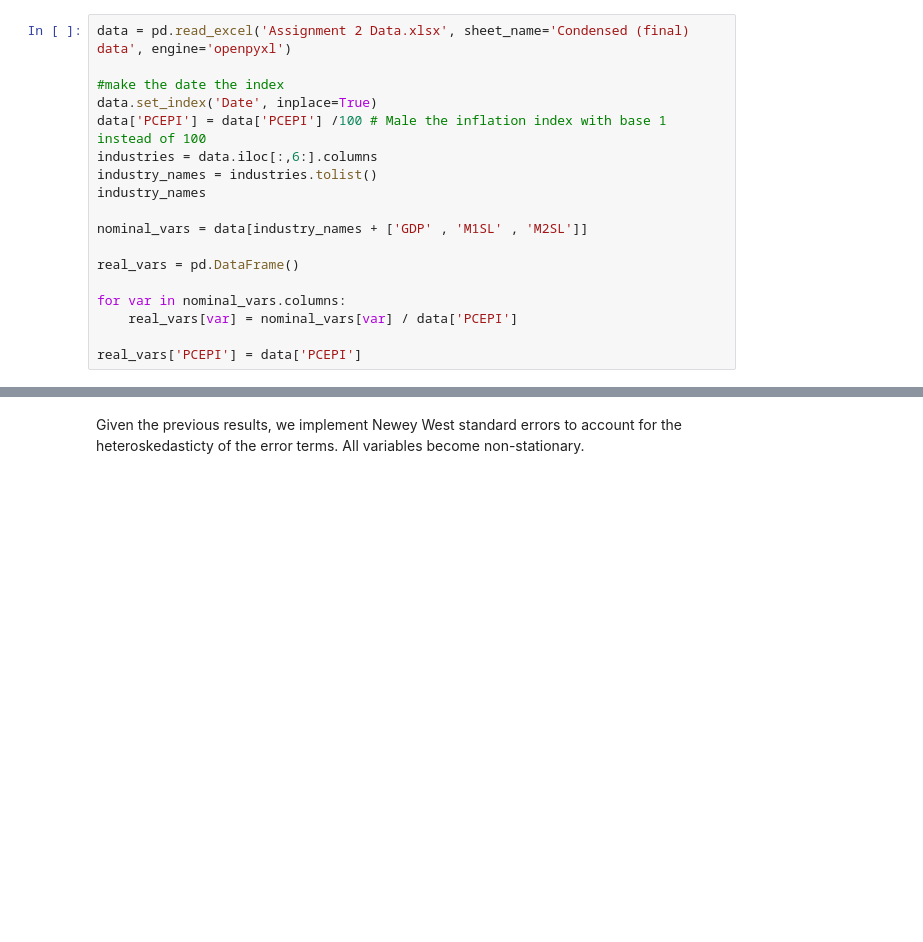
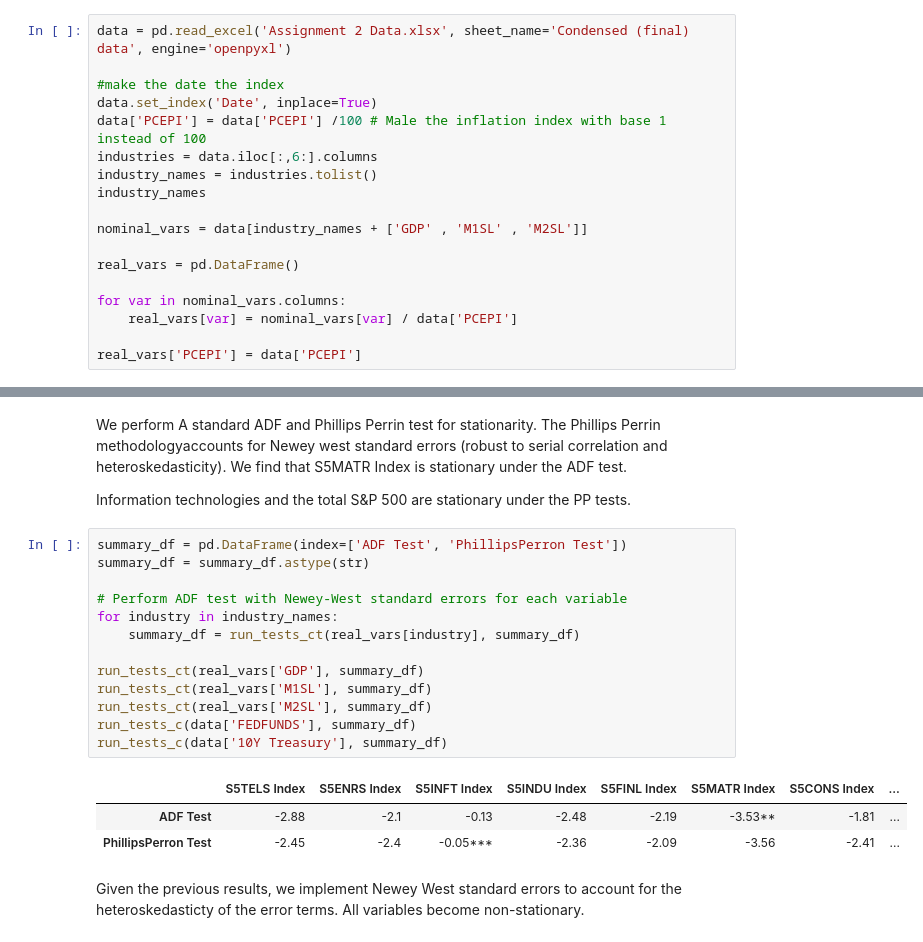
Before and after one commit to GianiRanzetti/BayesianVAR-Monetary-Policy-Effect-On-Asset-Prices, a Jupyter notebook: Assignment 2.ipynb, the cells around one changed output, grey strips where cells are left out. Saved outputs shown, nothing was run; the diff lists cells and outputs as text; blank space fills up the shorter version.

Commit message:
Refactor code to improve performance and readability

```diff
--- a/Assignment 2.ipynb
+++ b/Assignment 2.ipynb
@@ -173,2 +145,23 @@ This variable is I(1)
+# %% [markdown]
+We perform A standard ADF and Phillips Perrin test for stationarity. The Phillips Perrin methodologyaccounts for Newey west standard errors (robust to serial correlation and heteroskedasticity). We find that S5MATR Index is stationary under the ADF test.
+
+Information technologies and the total S&P 500 are stationary under the PP tests.
+# %%
+summary_df = pd.DataFrame(index=['ADF Test', 'PhillipsPerron Test'])
+summary_df = summary_df.astype(str)
+
+# Perform ADF test with Newey-West standard errors for each variable
+for industry in industry_names:
+    summary_df = run_tests_ct(real_vars[industry], summary_df)
+
+run_tests_ct(real_vars['GDP'], summary_df)
+run_tests_ct(real_vars['M1SL'], summary_df)
+run_tests_ct(real_vars['M2SL'], summary_df)
+run_tests_c(data['FEDFUNDS'], summary_df)
+run_tests_c(data['10Y Treasury'], summary_df)
+# %% [output]
+|  | S5TELS Index | S5ENRS Index | S5INFT Index | S5INDU Index | S5FINL Index | S5MATR Index | S5CONS Index | ... |
+| ADF Test | -2.88 | -2.1 | -0.13 | -2.48 | -2.19 | -3.53** | -1.81 | ... |
+| PhillipsPerron Test | -2.45 | -2.4 | -0.05*** | -2.36 | -2.09 | -3.56 | -2.41 | ... |
 # %% [markdown]
 Given the previous results, we implement Newey West standard errors to account for the heteroskedasticty of the error terms. All variables become non-stationary.
```
Also changed, not shown: parts of 13 cells of this notebook.
